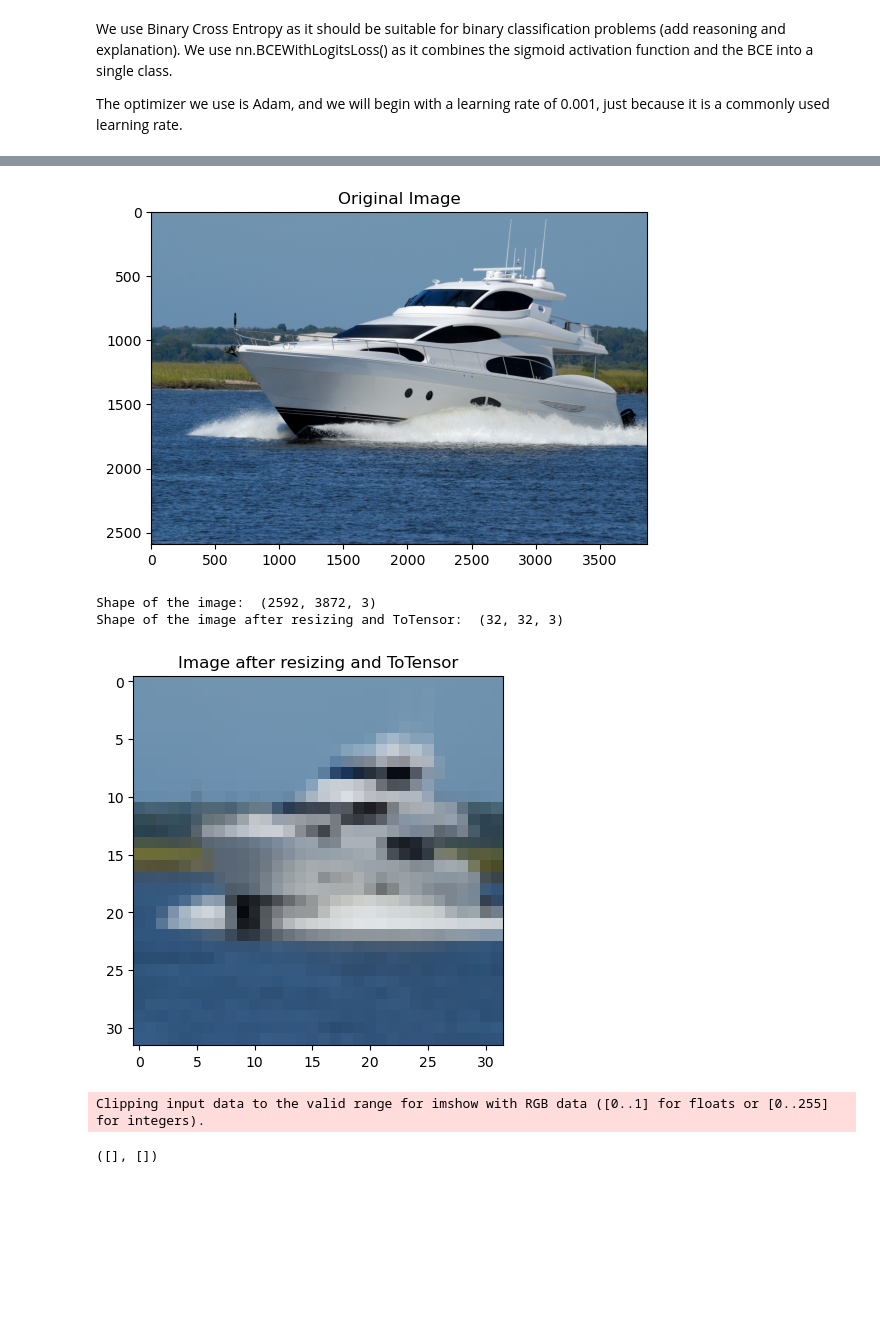
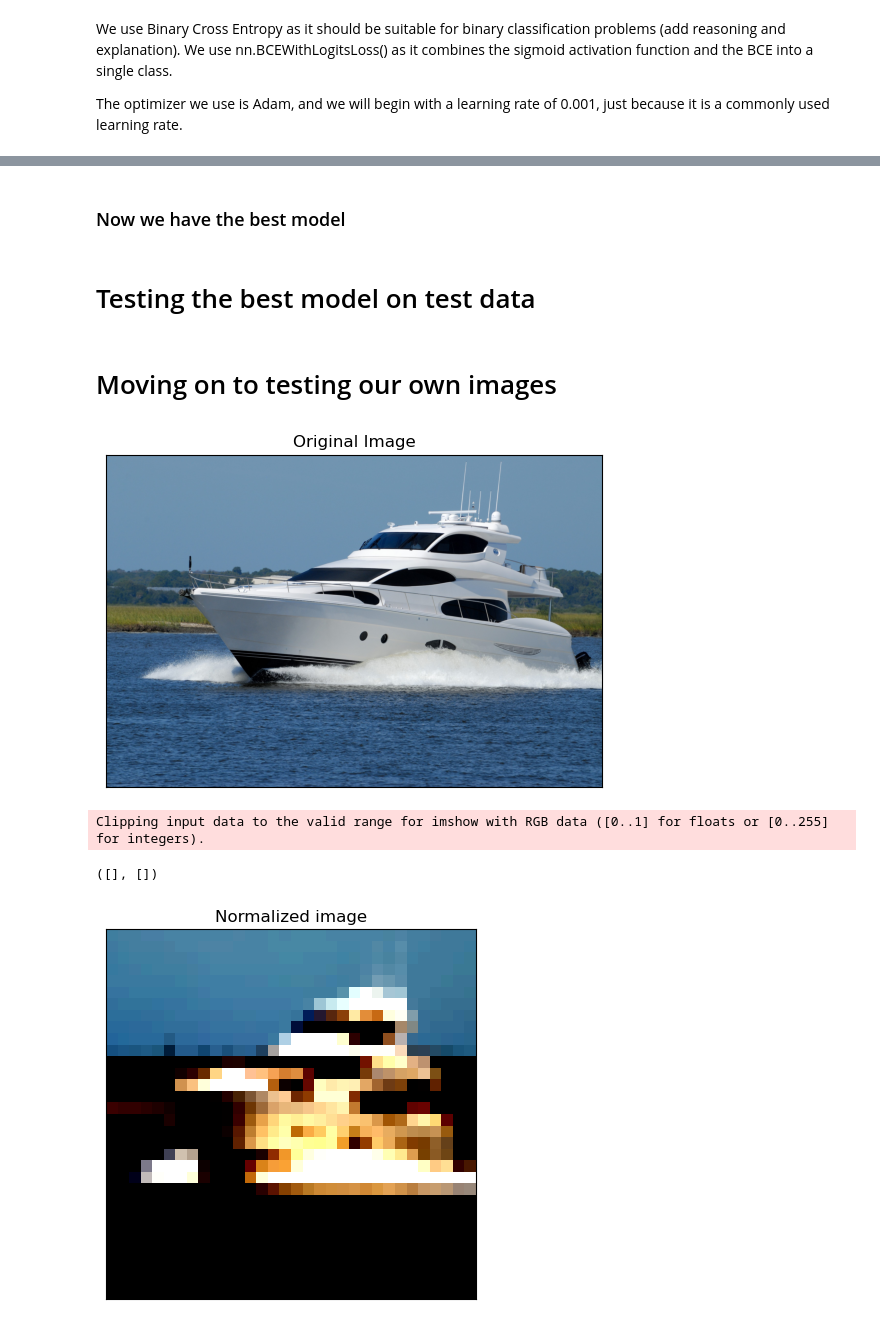
Before and after one commit to X104n/machine-learning-group-exam, a Jupyter notebook: Kjør.ipynb, the cells around one changed output, grey strips where cells are left out. Drawn from its saved outputs; the diff is of its cells as text; code cells hidden in the pictures; blank space fills up the shorter version.

```diff
--- a/Kjør.ipynb
+++ b/Kjør.ipynb
@@ -380,3 +429,5 @@ printAccInfo(myModel)
+# %% [markdown]
+### Now we have the best model
 # %%
 def printTestInfo(model, loader):
     modelName = "Model: " + type(model).__name__
@@ -385,6 +436,8 @@ def printTestInfo(model, loader):
     trainString = (f"Training Accuracy: {100 * testAccuracy:.2f}%")
 
     print(f'|{modelName:^25}|{trainString:^30}|')
+# %% [markdown]
+# Testing the best model on test data
 # %%
 # Create a DataLoader for the test dataset
 test10 = [(img, int(label == category_index)) for img, label in normalized_cifar10_test]
@@ -396,61 +449,53 @@ printTestInfo(myModel, test_loader)
+# %% [markdown]
+# Moving on to testing our own images
 # %%
 from PIL import Image
 import matplotlib.pyplot as plt
 import numpy as np
 
 # load the image
 img_path = 'imgs/boat1.jpg'
 img = Image.open(img_path)
 
-# convert PIL image to numpy array
+# convert image to numpy array
 img_np = np.array(img)
 
 plt.imshow(img_np)
 plt.title("Original Image")
+plt.xticks([])
+plt.yticks([])
 plt.show()
 
-print("Shape of the image: ", img_np.shape)
-
-# Apply the resizing and ToTensor transformations, but not the normalization
+# Transformed and rezised image
 transform = transforms.Compose([
     transforms.Resize((32, 32)),
 	transforms.ToTensor()
 ])
+img_transformed = transform(img)
+img_transformed = np.array(img_transformed).transpose(1, 2, 0)
 
-img_tr = transform(img)
-
-img_np = np.array(img_tr).transpose(1, 2, 0)
-
-print("Shape of the image after resizing and ToTensor: ", img_np.shape)
-
-plt.imshow(img_np)
-plt.title("Image after resizing and ToTensor")
+plt.imshow(img_transformed)
+plt.title("Rezised image")
+plt.xticks([])
+plt.yticks([])
 plt.show()
 
 
+# Normalized image
 transform_norm = transforms.Compose([
 	transforms.Resize((32, 32)),
 	transforms.ToTensor(),
 	transforms.Normalize(mean, std)
 ])
+img_normalized = transform_norm(img)
+img_normalized = np.array(img_normalized).transpose(1, 2, 0)
 
-# get normalized image
-img_normalized = transform_norm(img)
-
-# convert this image to numpy array
-img_normalized = np.array(img_normalized)
-
-# transpose from shape of (3,,) to shape of (,,3)
-img_normalized = img_normalized.transpose(1, 2, 0)
-
-# display the normalized image
 plt.imshow(img_normalized)
+plt.title("Normalized image")
 plt.xticks([])
 plt.yticks([])
 # %% [output]
-[figure, old version]
+[figure, new version]
-Shape of the image:  (2592, 3872, 3)
-Shape of the image after resizing and ToTensor:  (32, 32, 3)
+Clipping input data to the valid range for imshow with RGB data ([0..1] for floats or [0..255] for integers).
+([], [])
-[figure, old version]
+[figure, new version]
-Clipping input data to the valid range for imshow with RGB data ([0..1] for floats or [0..255] for integers).
-([], [])
```
Also changed, not shown: parts of 27 cells of this notebook.
